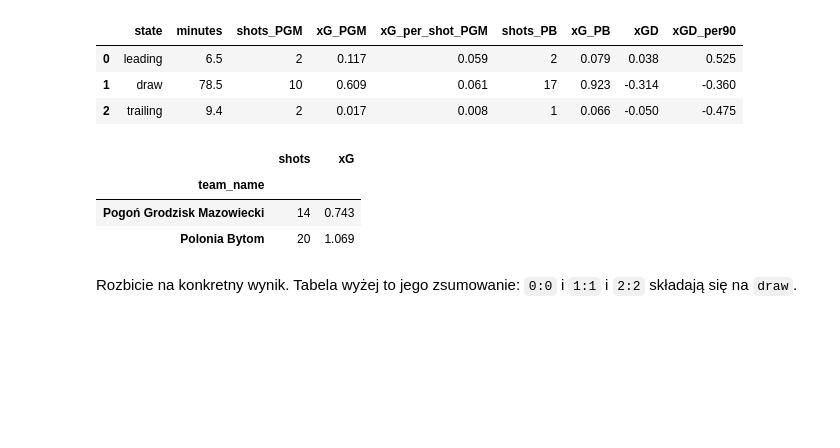
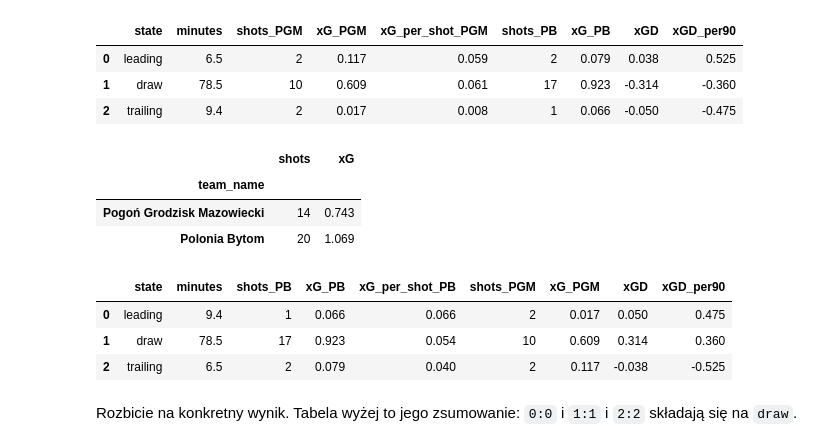
Before and after one commit to kacekk/pgm, a Jupyter notebook: xg_by_game_state.ipynb, the cells around one changed output. Drawn from its saved outputs; the diff is of its cells as text; code cells hidden in the pictures; blank space fills up the shorter version.

Commit message:
Tabela xGD takze z perspektywy Polonii

```diff
--- a/xg_by_game_state.ipynb
+++ b/xg_by_game_state.ipynb
@@ -133,6 +133,29 @@ tot
 | team_name |  |  |
 | Pogoń Grodzisk Mazowiecki | 14 | 0.743 |
 | Polonia Bytom | 20 | 1.069 |
+# %%
+# to samo z perspektywy Polonii: lustrzane odbicie, bo nasze leading to ich trailing
+rows = []
+for st in STATES:
+    f  = shots[(shots.team_name == PB)  & (shots.state == st)]
+    ag = shots[(shots.team_name == PGM) & (shots.state == MIRROR[st])]
+    mins = minutes[PB][st]
+    diff = f.statsbomb_xg.sum() - ag.statsbomb_xg.sum()
+    rows.append(dict(state=st, minutes=round(mins, 1),
+                     shots_PB=len(f), xG_PB=round(f.statsbomb_xg.sum(), 3),
+                     xG_per_shot_PB=round(f.statsbomb_xg.mean(), 3) if len(f) else np.nan,
+                     shots_PGM=len(ag), xG_PGM=round(ag.statsbomb_xg.sum(), 3),
+                     xGD=round(diff, 3),
+                     xGD_per90=round(diff / mins * 90, 3) if mins else np.nan))
+
+table_PB = pd.DataFrame(rows)
+assert np.isclose(table_PB.xGD.sum(), -table.xGD.sum(), atol=1e-9)   # musi być lustrem
+table_PB
+# %% [output]
+|  | state | minutes | shots_PB | xG_PB | xG_per_shot_PB | shots_PGM | xG_PGM | xGD | xGD_per90 |
+| 0 | leading | 9.4 | 1 | 0.066 | 0.066 | 2 | 0.017 | 0.050 | 0.475 |
+| 1 | draw | 78.5 | 17 | 0.923 | 0.054 | 10 | 0.609 | 0.314 | 0.360 |
+| 2 | trailing | 6.5 | 2 | 0.079 | 0.040 | 2 | 0.117 | -0.038 | -0.525 |
 # %% [markdown]
 Rozbicie na konkretny wynik. Tabela wyżej to jego zsumowanie: `0:0` i `1:1` i `2:2` składają się na `draw`.
 # %%
```
Also changed, not shown: 1 other file.
